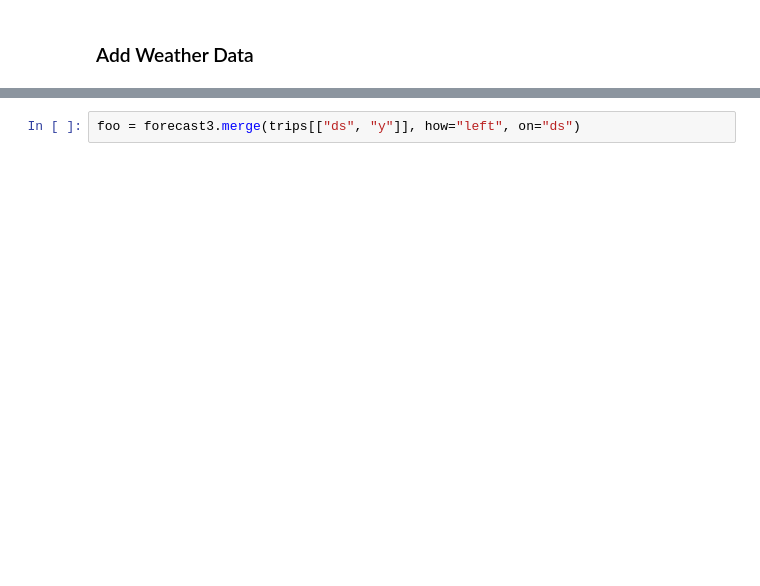
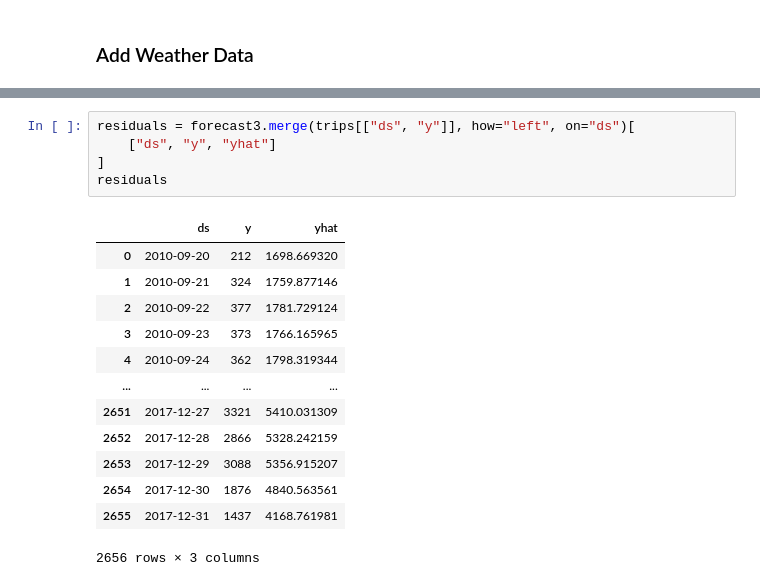
Before and after one commit to ichbinallen/two_wheel_forecast, a Jupyter notebook: notebooks/SimpleProphet.ipynb, the cells around one changed output, grey strips where cells are left out. Saved outputs shown, nothing was run; the diff lists cells and outputs as text; blank space fills up the shorter version.

```diff
--- a/notebooks/SimpleProphet.ipynb
+++ b/notebooks/SimpleProphet.ipynb
@@ -192,6 +134,22 @@ plt.show()
 [figure]
 [interactive output not drawn]
 # %%
-foo = forecast3.merge(trips[["ds", "y"]], how="left", on="ds")
+residuals = forecast3.merge(trips[["ds", "y"]], how="left", on="ds")[
+    ["ds", "y", "yhat"]
+]
+residuals
 # %% [output]
+|  | ds | y | yhat |
+| 0 | 2010-09-20 | 212 | 1698.669320 |
+| 1 | 2010-09-21 | 324 | 1759.877146 |
+| 2 | 2010-09-22 | 377 | 1781.729124 |
+| 3 | 2010-09-23 | 373 | 1766.165965 |
+| 4 | 2010-09-24 | 362 | 1798.319344 |
+| ... | ... | ... | ... |
+| 2651 | 2017-12-27 | 3321 | 5410.031309 |
+| 2652 | 2017-12-28 | 2866 | 5328.242159 |
+| 2653 | 2017-12-29 | 3088 | 5356.915207 |
+| 2654 | 2017-12-30 | 1876 | 4840.563561 |
+| 2655 | 2017-12-31 | 1437 | 4168.761981 |
+2656 rows × 3 columns
 [interactive output not drawn]
```
Also changed, not shown: parts of 23 cells of this notebook, 1 other file.
